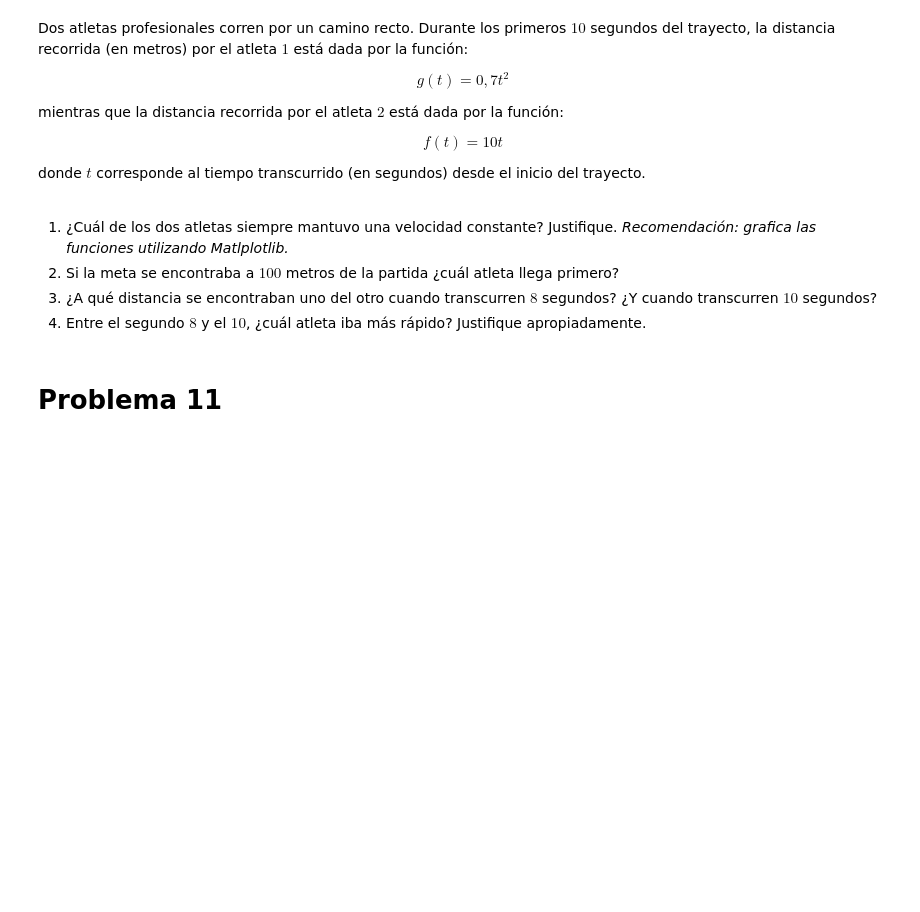
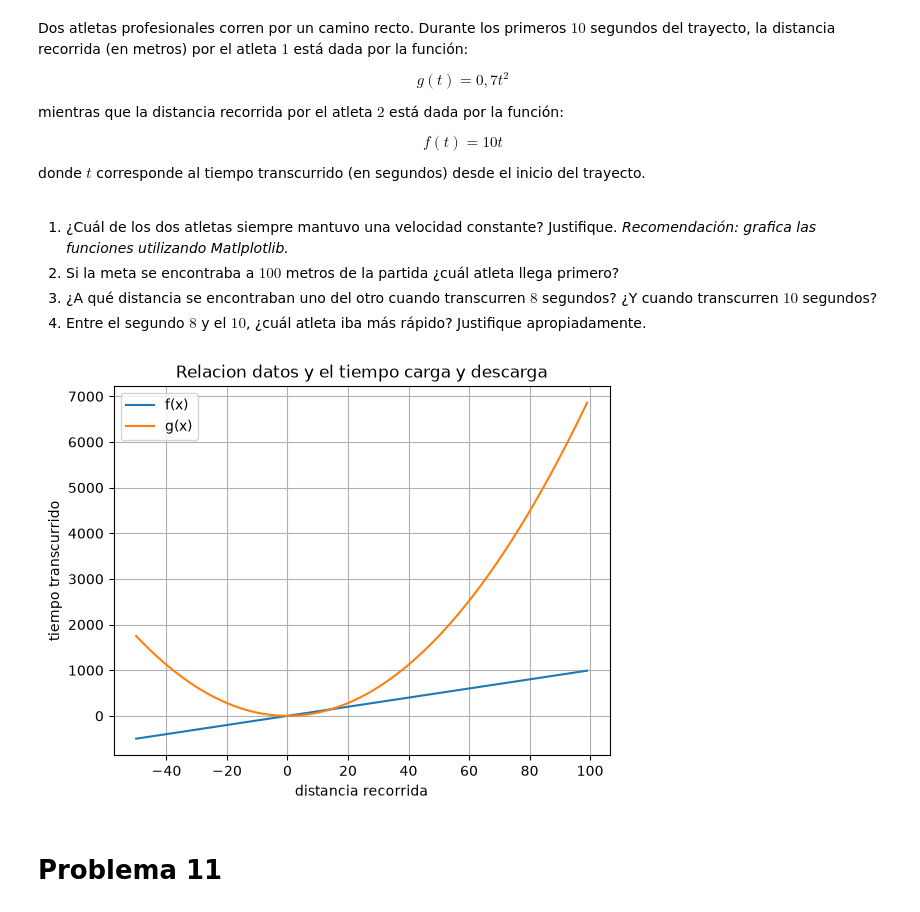
Before and after one commit to Daboddavid/Matematica-aplicada-pitudo, a Jupyter notebook: G2_Función_Lineal.ipynb, the cells around one changed output. Saved outputs shown, nothing was run; the diff lists cells and outputs as text; code cells hidden in the pictures; blank space fills up the shorter version.

Commit message:
incompleto 11/09

```diff
--- a/G2_Función_Lineal.ipynb
+++ b/G2_Función_Lineal.ipynb
@@ -358,6 +439,29 @@ donde $t$ corresponde al tiempo transcurrido (en segundos) desde el inicio del t
 2. Si la meta se encontraba a $100$ metros de la partida ¿cuál atleta llega primero?
 3. ¿A qué distancia se encontraban uno del otro cuando transcurren $8$ segundos? ¿Y cuando transcurren $10$ segundos?
 4. Entre el segundo $8$ y el $10$, ¿cuál atleta iba más rápido? Justifique apropiadamente.
+# %%
+def g(t):
+    return 0.7*t**2
+
+def F(t):
+    return 10*t
+
+
+
+t = np.arange(-50, 100, 1)
+plt.plot(t, F(t), label = 'f(x)')
+plt.plot(t, g(t), label = 'g(x)')
+plt.title('Relacion datos y el tiempo carga y descarga')
+plt.ylabel('tiempo transcurrido')
+plt.xlabel("distancia recorrida en metros")
+plt.legend()
+plt.grid()
+plt.show()
+
+
+#incompletooo
+# %% [output]
+[figure, added]
 # %% [markdown]
 # Problema 11
 # %% [markdown]
```
Also changed, not shown: parts of 7 cells of this notebook.
